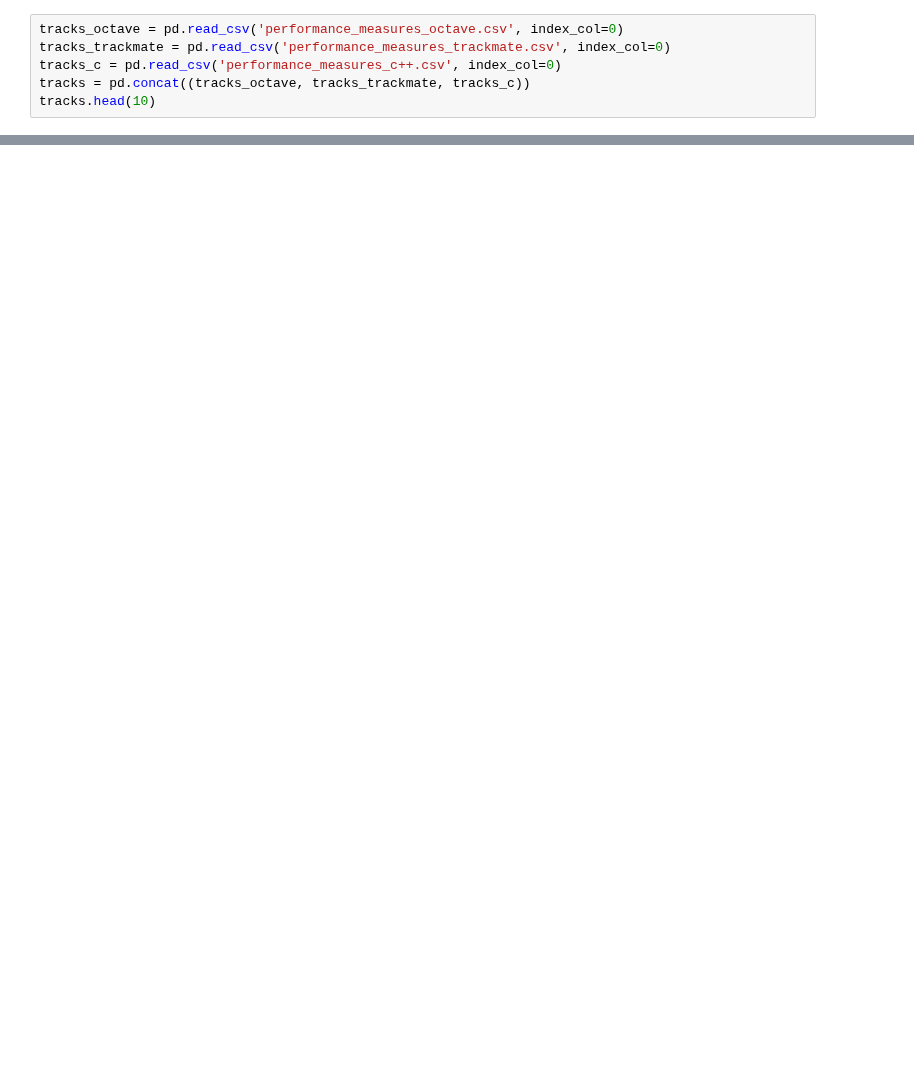
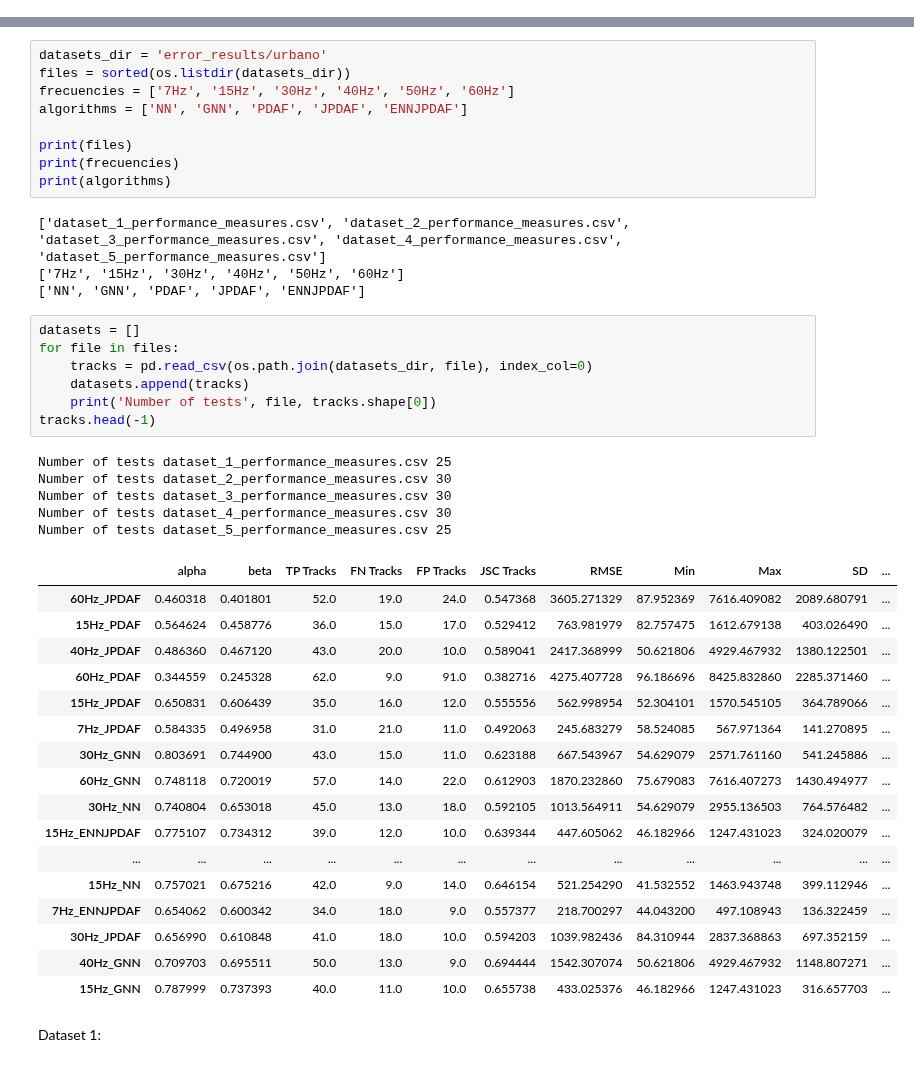
Before and after one commit to MarianoFernandez0/Proyecto-, a Jupyter notebook: tracking_algorithm_evaluation/Plots.ipynb, the cells around one changed output, grey strips where cells are left out. Cells and saved outputs as stored; diff of their text form; blank space fills up the shorter version.

```diff
--- a/tracking_algorithm_evaluation/Plots.ipynb
+++ b/tracking_algorithm_evaluation/Plots.ipynb
@@ -4,6 +5,0 @@ import numpy as np
-# %%
-tracks_octave = pd.read_csv('performance_measures_octave.csv', index_col=0)
-tracks_trackmate = pd.read_csv('performance_measures_trackmate.csv', index_col=0)
-tracks_c = pd.read_csv('performance_measures_c++.csv', index_col=0)
-tracks = pd.concat((tracks_octave, tracks_trackmate, tracks_c))
-tracks.head(10)
@@ -35,0 +6,45 @@ tracks_dataset_1_10Hz.head()
+# %%
+datasets_dir = 'error_results/urbano'
+files = sorted(os.listdir(datasets_dir))
+frecuencies = ['7Hz', '15Hz', '30Hz', '40Hz', '50Hz', '60Hz']
+algorithms = ['NN', 'GNN', 'PDAF', 'JPDAF', 'ENNJPDAF']
+
+print(files)
+print(frecuencies)
+print(algorithms)
+# %% [output]
+['dataset_1_performance_measures.csv', 'dataset_2_performance_measures.csv', 'dataset_3_performance_measures.csv', 'dataset_4_performance_measures.csv', 'dataset_5_performance_measures.csv']
+['7Hz', '15Hz', '30Hz', '40Hz', '50Hz', '60Hz']
+['NN', 'GNN', 'PDAF', 'JPDAF', 'ENNJPDAF']
+# %%
+datasets = []
+for file in files:
+    tracks = pd.read_csv(os.path.join(datasets_dir, file), index_col=0)
+    datasets.append(tracks)
+    print('Number of tests', file, tracks.shape[0])
+tracks.head(-1)
+# %% [output]
+Number of tests dataset_1_performance_measures.csv 25
+Number of tests dataset_2_performance_measures.csv 30
+Number of tests dataset_3_performance_measures.csv 30
+Number of tests dataset_4_performance_measures.csv 30
+Number of tests dataset_5_performance_measures.csv 25
+|  | alpha | beta | TP Tracks | FN Tracks | FP Tracks | JSC Tracks | RMSE | Min | Max | SD | ... |
+| 60Hz_JPDAF | 0.460318 | 0.401801 | 52.0 | 19.0 | 24.0 | 0.547368 | 3605.271329 | 87.952369 | 7616.409082 | 2089.680791 | ... |
+| 15Hz_PDAF | 0.564624 | 0.458776 | 36.0 | 15.0 | 17.0 | 0.529412 | 763.981979 | 82.757475 | 1612.679138 | 403.026490 | ... |
+| 40Hz_JPDAF | 0.486360 | 0.467120 | 43.0 | 20.0 | 10.0 | 0.589041 | 2417.368999 | 50.621806 | 4929.467932 | 1380.122501 | ... |
+| 60Hz_PDAF | 0.344559 | 0.245328 | 62.0 | 9.0 | 91.0 | 0.382716 | 4275.407728 | 96.186696 | 8425.832860 | 2285.371460 | ... |
+| 15Hz_JPDAF | 0.650831 | 0.606439 | 35.0 | 16.0 | 12.0 | 0.555556 | 562.998954 | 52.304101 | 1570.545105 | 364.789066 | ... |
+| 7Hz_JPDAF | 0.584335 | 0.496958 | 31.0 | 21.0 | 11.0 | 0.492063 | 245.683279 | 58.524085 | 567.971364 | 141.270895 | ... |
+| 30Hz_GNN | 0.803691 | 0.744900 | 43.0 | 15.0 | 11.0 | 0.623188 | 667.543967 | 54.629079 | 2571.761160 | 541.245886 | ... |
+| 60Hz_GNN | 0.748118 | 0.720019 | 57.0 | 14.0 | 22.0 | 0.612903 | 1870.232860 | 75.679083 | 7616.407273 | 1430.494977 | ... |
+| 30Hz_NN | 0.740804 | 0.653018 | 45.0 | 13.0 | 18.0 | 0.592105 | 1013.564911 | 54.629079 | 2955.136503 | 764.576482 | ... |
+| 15Hz_ENNJPDAF | 0.775107 | 0.734312 | 39.0 | 12.0 | 10.0 | 0.639344 | 447.605062 | 46.182966 | 1247.431023 | 324.020079 | ... |
+| ... | ... | ... | ... | ... | ... | ... | ... | ... | ... | ... | ... |
+| 15Hz_NN | 0.757021 | 0.675216 | 42.0 | 9.0 | 14.0 | 0.646154 | 521.254290 | 41.532552 | 1463.943748 | 399.112946 | ... |
+| 7Hz_ENNJPDAF | 0.654062 | 0.600342 | 34.0 | 18.0 | 9.0 | 0.557377 | 218.700297 | 44.043200 | 497.108943 | 136.322459 | ... |
+| 30Hz_JPDAF | 0.656990 | 0.610848 | 41.0 | 18.0 | 10.0 | 0.594203 | 1039.982436 | 84.310944 | 2837.368863 | 697.352159 | ... |
+| 40Hz_GNN | 0.709703 | 0.695511 | 50.0 | 13.0 | 9.0 | 0.694444 | 1542.307074 | 50.621806 | 4929.467932 | 1148.807271 | ... |
+| 15Hz_GNN | 0.787999 | 0.737393 | 40.0 | 11.0 | 10.0 | 0.655738 | 433.025376 | 46.182966 | 1247.431023 | 316.657703 | ... |
+# %% [markdown]
+Dataset 1:
```
Also changed, not shown: parts of 29 cells of this notebook, 14 other files.
